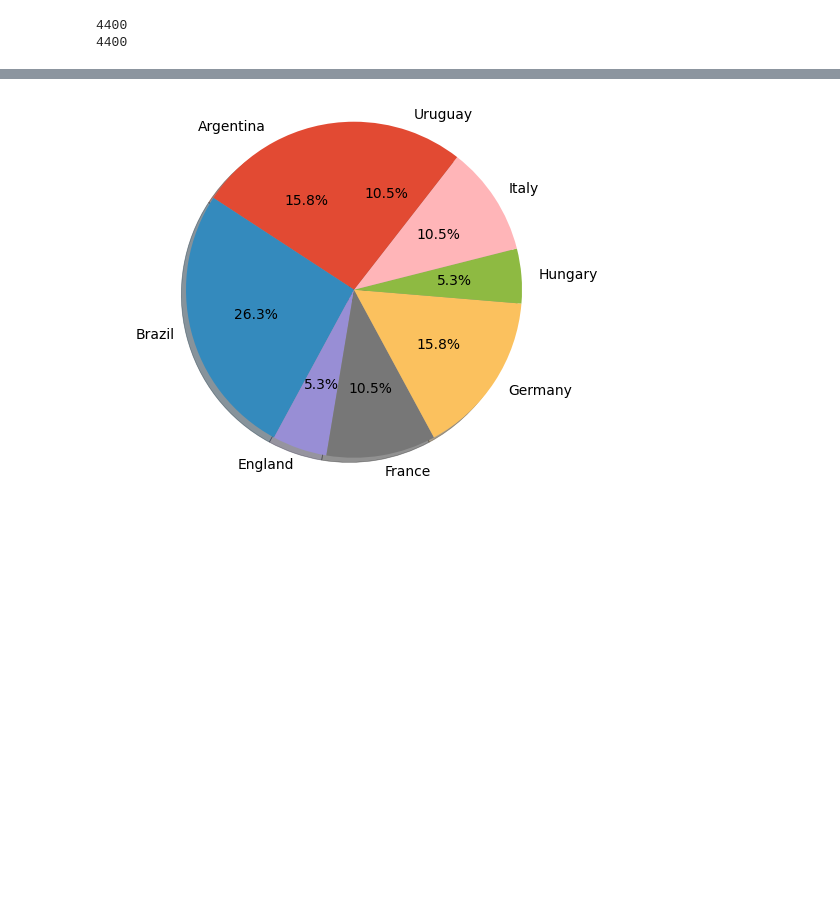
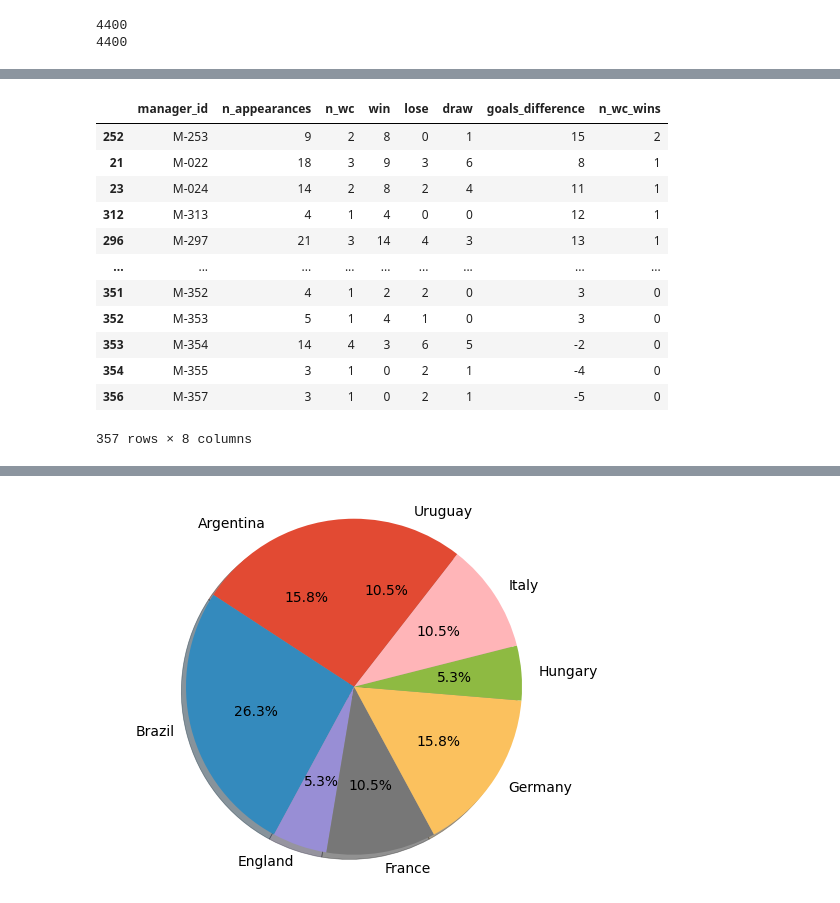
Before and after one commit to samueleleli/FIFA_WorldCup_Analysis, a Jupyter notebook: WC_ETL_Sam.ipynb, the cells around one changed output, grey strips where cells are left out. Cells and saved outputs as stored; diff of their text form; code cells hidden in the pictures; blank space fills up the shorter version.

```diff
--- a/WC_ETL_Sam.ipynb
+++ b/WC_ETL_Sam.ipynb
@@ -377,33 +382,48 @@ match_managers["goals_difference"] = match_managers["goals_scored"] - match_mana
 #sostituzione con dei valori nulli con 0
 match_managers['win'] = match_managers['win'].fillna(0).astype(int)
 match_managers['lose'] = match_managers['lose'].fillna(0).astype(int)
 match_managers['draw'] = match_managers['draw'].fillna(0).astype(int)
 match_managers['goals_difference'] = match_managers['goals_difference'].fillna(0).astype(int)
 
 #aggregazione degli allonatori e somma delle vittorie, pareggi e sconfitte
 match_managers_w_l_d = match_managers.groupby(["manager_id"])\
                                     [['win','lose','draw','goals_difference']]\
                                     .agg('sum')\
 
 #calcolo delle vittorie dei mondiali da parte degli allenatori
 
 managers_winning_WC = df_tournament_standings[df_tournament_standings['position'] == 1]\
                                             [['team_id','tournament_id']]
 
 managers_winning_WC = managers_winning_WC.merge(df_manager_appointments,how="left",on=["team_id","tournament_id"])
 managers_winning_WC = managers_winning_WC.groupby(["manager_id"]).size()\
                                        .reset_index(name="n_wc_wins")\
                                        .sort_values(by="n_wc_wins",ascending=False)
 
 
 #unione dei dati
 stats_managers = n_appearances_manager.merge(n_wc_manager,how="outer",on="manager_id")\
                                       .merge(match_managers_w_l_d,how="outer",on="manager_id")\
                                       .merge(managers_winning_WC,how="outer",on="manager_id")\
                                       .sort_values(by="n_wc_wins",ascending=False)
 stats_managers['n_wc_wins'] = stats_managers['n_wc_wins'].fillna(0).astype(int)
 
 stats_managers.to_csv("./stats_managers.csv",index=False)
+stats_managers
+# %% [output]
+|  | manager_id | n_appearances | n_wc | win | lose | draw | goals_difference | n_wc_wins |
+| 252 | M-253 | 9 | 2 | 8 | 0 | 1 | 15 | 2 |
+| 21 | M-022 | 18 | 3 | 9 | 3 | 6 | 8 | 1 |
+| 23 | M-024 | 14 | 2 | 8 | 2 | 4 | 11 | 1 |
+| 312 | M-313 | 4 | 1 | 4 | 0 | 0 | 12 | 1 |
+| 296 | M-297 | 21 | 3 | 14 | 4 | 3 | 13 | 1 |
+| ... | ... | ... | ... | ... | ... | ... | ... | ... |
+| 351 | M-352 | 4 | 1 | 2 | 2 | 0 | 3 | 0 |
+| 352 | M-353 | 5 | 1 | 4 | 1 | 0 | 3 | 0 |
+| 353 | M-354 | 14 | 4 | 3 | 6 | 5 | -2 | 0 |
+| 354 | M-355 | 3 | 1 | 0 | 2 | 1 | -4 | 0 |
+| 356 | M-357 | 3 | 1 | 0 | 2 | 1 | -5 | 0 |
+357 rows × 8 columns
 # %%
 #total players for year
 
```
Also changed, not shown: parts of 2 cells of this notebook, 34 other files.
